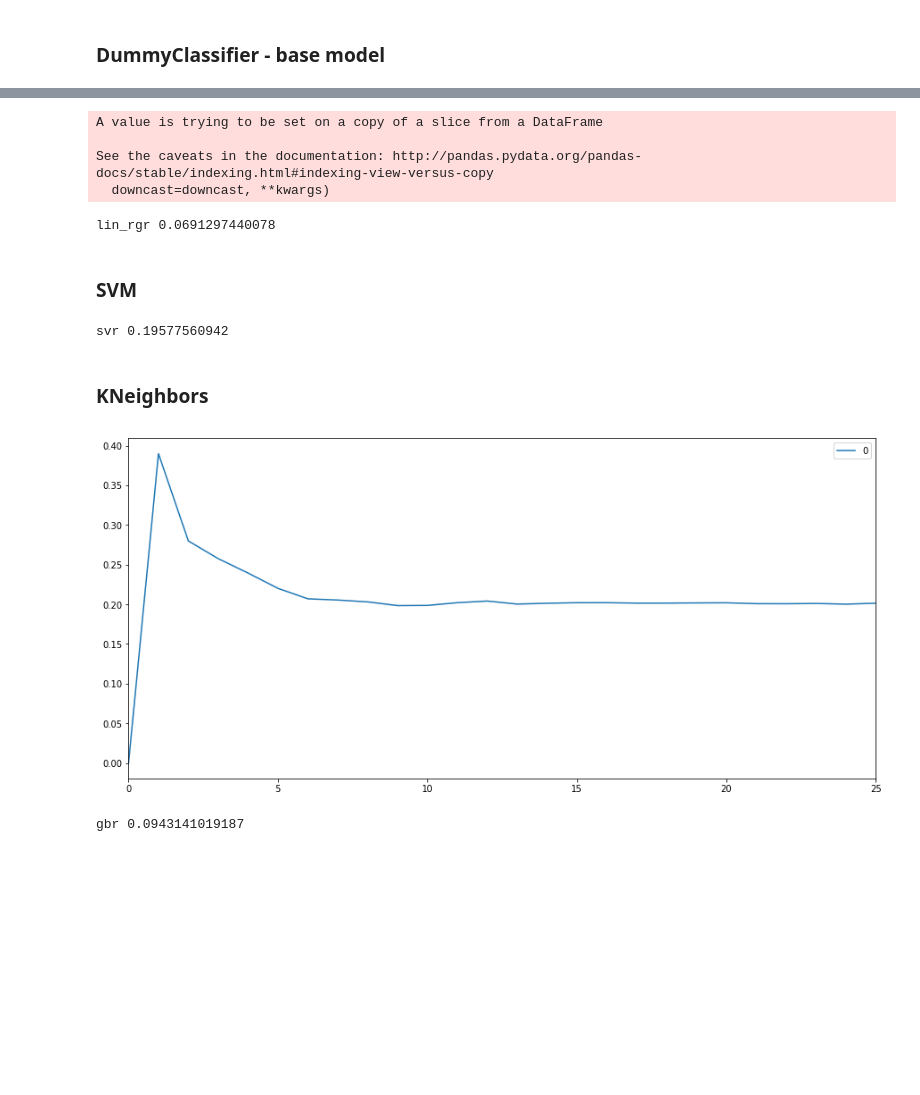
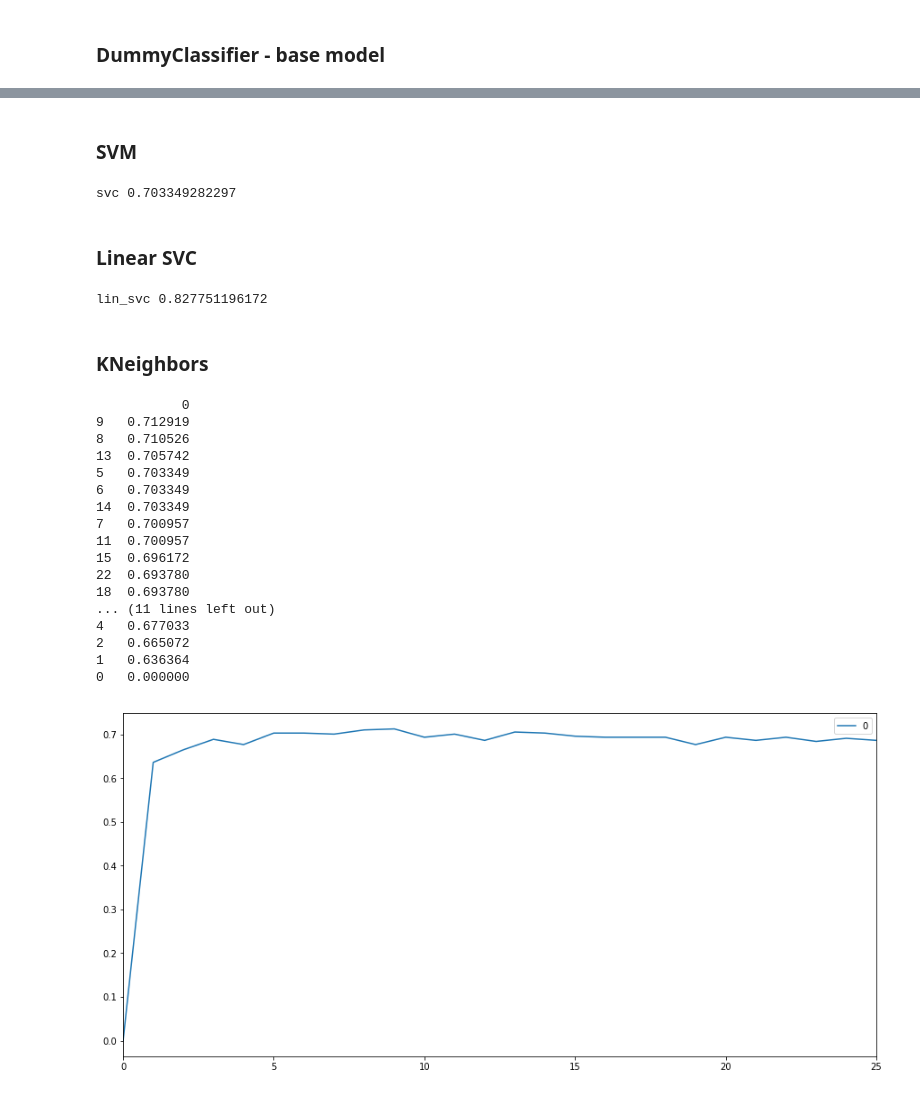
Before and after one commit to kaczikrol/Titanic_Machine_Learning_from_Disaster_kaggle, a Jupyter notebook: Titanic.ipynb, the cells around one changed output, grey strips where cells are left out. Drawn from its saved outputs; the diff is of its cells as text; code cells hidden in the pictures; blank space fills up the shorter version.

```diff
--- a/Titanic.ipynb
+++ b/Titanic.ipynb
@@ -390,4 +459,0 @@ base_cls 0.495215311005
-# %%
-base_rgr.fit(X_train, y_train)
-base_rgr_predict = base_rgr.predict(X_test)
-print("base_rgr", mean_squared_error(y_test, base_rgr_predict))
@@ -400,16 +460,3 @@ from sklearn.linear_model import LinearRegression
-# %%
-X_train.fillna(0, inplace = True)
-X_test.fillna(0, inplace = True)
-lin_rgr = LinearRegression()
-lin_rgr.fit(X_train, y_train)
-lin_rgr_predict = lin_rgr.predict(X_test)
-print("lin_rgr", mean_squared_error(y_test, lin_rgr_predict))
-# %% [output]
-A value is trying to be set on a copy of a slice from a DataFrame
-
-See the caveats in the documentation: http://pandas.pydata.org/pandas-docs/stable/indexing.html#indexing-view-versus-copy
-  downcast=downcast, **kwargs)
-lin_rgr 0.0691297440078
 # %% [markdown]
 ### SVM
 # %%
@@ -417,7 +464,9 @@ from sklearn.svm import SVR
 # %%
-svr = SVR()
-svr.fit(X_train, y_train)
-svr_predict = svr.predict(X_test)
-print("svr", mean_squared_error(y_test, svr_predict))
+svc = SVC()
+svc.fit(X_train, y_train)
+svc_predict = svc.predict(X_test)
+print("svc", accuracy_score(y_test, svc_predict))
 # %% [output]
-svr 0.19577560942
+svc 0.703349282297
+# %% [markdown]
+### Linear SVC
@@ -424,3 +475,10 @@ svr 0.19577560942
+# %%
+lin_svc = LinearSVC()
+lin_svc.fit(X_train, y_train)
+lin_svc_predict = lin_svc.predict(X_test)
+print("lin_svc", accuracy_score(y_test, lin_svc_predict))
+# %% [output]
+lin_svc 0.827751196172
 # %% [markdown]
 ### KNeighbors
 # %%
@@ -428,20 +486,30 @@ from sklearn.neighbors import KNeighborsRegressor
 # %%
 knn_scores = [0]
 for n in range(1,26):
-    knn = KNeighborsRegressor(n_neighbors=n)
+    knn = KNeighborsClassifier(n_neighbors=n)
     knn.fit(X_train, y_train)
     knn_predict = knn.predict(X_test)
-    knn_scores.append(mean_squared_error(y_test, knn_predict))
+    knn_scores.append(accuracy_score(y_test, knn_predict))
 
 knn_scores = pd.DataFrame(knn_scores)
 knn_scores.plot(figsize = figsize);
+print(knn_scores.sort_values(by=0, ascending = False))
 # %% [output]
+           0
+9   0.712919
+8   0.710526
+13  0.705742
+5   0.703349
+6   0.703349
+14  0.703349
+7   0.700957
+11  0.700957
+15  0.696172
+22  0.693780
+18  0.693780
+... (11 lines left out)
+4   0.677033
+2   0.665072
+1   0.636364
+0   0.000000
-[figure, old version]
+[figure, new version]
-# %%
-from sklearn import ensemble
-gbr = ensemble.GradientBoostingRegressor()
-gbr.fit(X_train,y_train)
-gbr_predict = gbr.predict(X_test)
-print("gbr", mean_squared_error(y_test, gbr_predict))
-# %% [output]
-gbr 0.0943141019187
```
Also changed, not shown: parts of 28 cells of this notebook.
